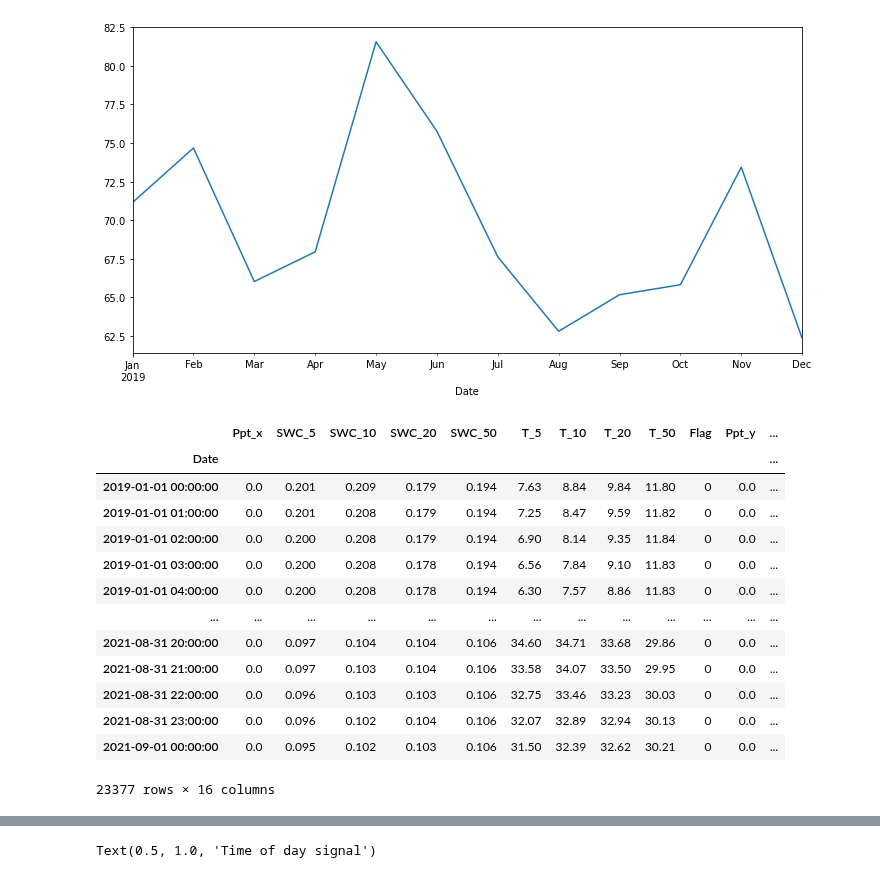
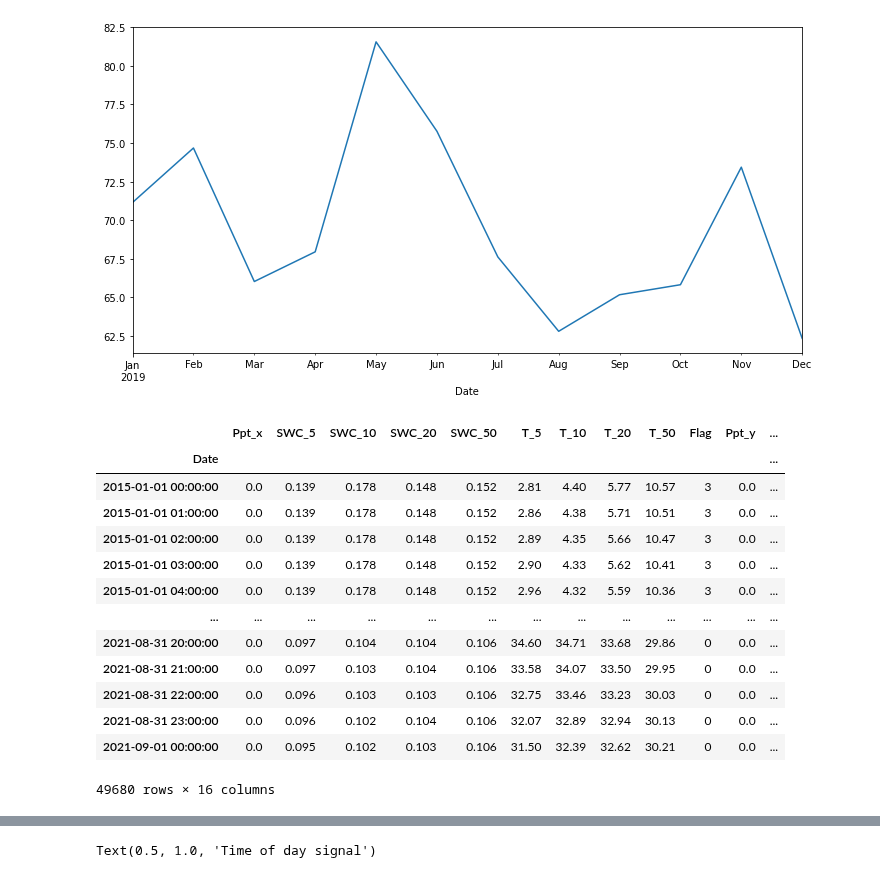
Before and after one commit to kiat/tx-soil-moisture, a Jupyter notebook: notebook/Soil-RNN.ipynb, the cells around one changed output, grey strips where cells are left out. Drawn from its saved outputs; the diff is of its cells as text; code cells hidden in the pictures.

```diff
--- a/notebook/Soil-RNN.ipynb
+++ b/notebook/Soil-RNN.ipynb
@@ -75,7 +75,7 @@ plt.show()
 [figure]
 # %%
 # Read and set the index to be the date
-df_met = pd.read_csv('../datasets/TX-Data/met_station/met_1.dat', sep=",", parse_dates=["Date"], index_col="Date")
+df_met = pd.read_csv('../datasets/TX-Data/met_station/MET_1.dat', sep=",", parse_dates=["Date"], index_col="Date")
 
 # pandas remove spaces in the column names
 df_met.columns = df_met.columns.str.replace(' ','')
@@ -122,23 +122,34 @@ plt.show()
 # %% [output]
 [figure]
 # %%
-df = pd.merge(df_soil.loc["2019":"2021"], df_met.loc["2019":"2021"], on=["Date"])
+#df.loc[(df.index < start_remove) | (df.index > end_remove)]
+
+# We keep all of the data and we drop only the year 2018
+start_remove = "2018-01"
+end_remove = "2019-01"
+
+
+# df = pd.merge(df_soil.loc["2019":"2021"], df_met.loc["2019":"2021"], on=["Date"])
+
+df = pd.merge(df_soil.loc[(df_soil.index < start_remove) | (df_soil.index > end_remove)], \
+              df_met.loc[(df_met.index < start_remove) | (df_met.index > end_remove)], on=["Date"])
+
 df
 # %% [output]
 |  | Ppt_x | SWC_5 | SWC_10 | SWC_20 | SWC_50 | T_5 | T_10 | T_20 | T_50 | Flag | Ppt_y | ... |
 | Date |  |  |  |  |  |  |  |  |  |  |  | ... |
-| 2019-01-01 00:00:00 | 0.0 | 0.201 | 0.209 | 0.179 | 0.194 | 7.63 | 8.84 | 9.84 | 11.80 | 0 | 0.0 | ... |
-| 2019-01-01 01:00:00 | 0.0 | 0.201 | 0.208 | 0.179 | 0.194 | 7.25 | 8.47 | 9.59 | 11.82 | 0 | 0.0 | ... |
-| 2019-01-01 02:00:00 | 0.0 | 0.200 | 0.208 | 0.179 | 0.194 | 6.90 | 8.14 | 9.35 | 11.84 | 0 | 0.0 | ... |
-| 2019-01-01 03:00:00 | 0.0 | 0.200 | 0.208 | 0.178 | 0.194 | 6.56 | 7.84 | 9.10 | 11.83 | 0 | 0.0 | ... |
-| 2019-01-01 04:00:00 | 0.0 | 0.200 | 0.208 | 0.178 | 0.194 | 6.30 | 7.57 | 8.86 | 11.83 | 0 | 0.0 | ... |
+| 2015-01-01 00:00:00 | 0.0 | 0.139 | 0.178 | 0.148 | 0.152 | 2.81 | 4.40 | 5.77 | 10.57 | 3 | 0.0 | ... |
+| 2015-01-01 01:00:00 | 0.0 | 0.139 | 0.178 | 0.148 | 0.152 | 2.86 | 4.38 | 5.71 | 10.51 | 3 | 0.0 | ... |
+| 2015-01-01 02:00:00 | 0.0 | 0.139 | 0.178 | 0.148 | 0.152 | 2.89 | 4.35 | 5.66 | 10.47 | 3 | 0.0 | ... |
+| 2015-01-01 03:00:00 | 0.0 | 0.139 | 0.178 | 0.148 | 0.152 | 2.90 | 4.33 | 5.62 | 10.41 | 3 | 0.0 | ... |
+| 2015-01-01 04:00:00 | 0.0 | 0.139 | 0.178 | 0.148 | 0.152 | 2.96 | 4.32 | 5.59 | 10.36 | 3 | 0.0 | ... |
 | ... | ... | ... | ... | ... | ... | ... | ... | ... | ... | ... | ... | ... |
 | 2021-08-31 20:00:00 | 0.0 | 0.097 | 0.104 | 0.104 | 0.106 | 34.60 | 34.71 | 33.68 | 29.86 | 0 | 0.0 | ... |
 | 2021-08-31 21:00:00 | 0.0 | 0.097 | 0.103 | 0.104 | 0.106 | 33.58 | 34.07 | 33.50 | 29.95 | 0 | 0.0 | ... |
 | 2021-08-31 22:00:00 | 0.0 | 0.096 | 0.103 | 0.103 | 0.106 | 32.75 | 33.46 | 33.23 | 30.03 | 0 | 0.0 | ... |
 | 2021-08-31 23:00:00 | 0.0 | 0.096 | 0.102 | 0.104 | 0.106 | 32.07 | 32.89 | 32.94 | 30.13 | 0 | 0.0 | ... |
 | 2021-09-01 00:00:00 | 0.0 | 0.095 | 0.102 | 0.103 | 0.106 | 31.50 | 32.39 | 32.62 | 30.21 | 0 | 0.0 | ... |
-23377 rows × 16 columns
+49680 rows × 16 columns
 # %%
 df.describe().transpose()
 # %% [output]
```
Also changed, not shown: parts of 38 cells of this notebook.
